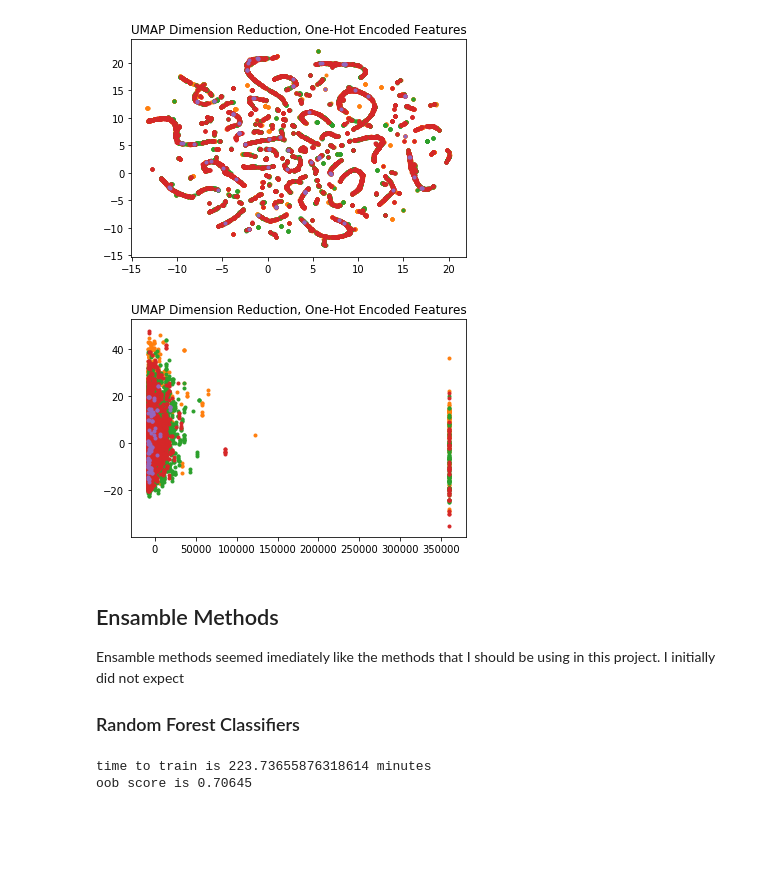
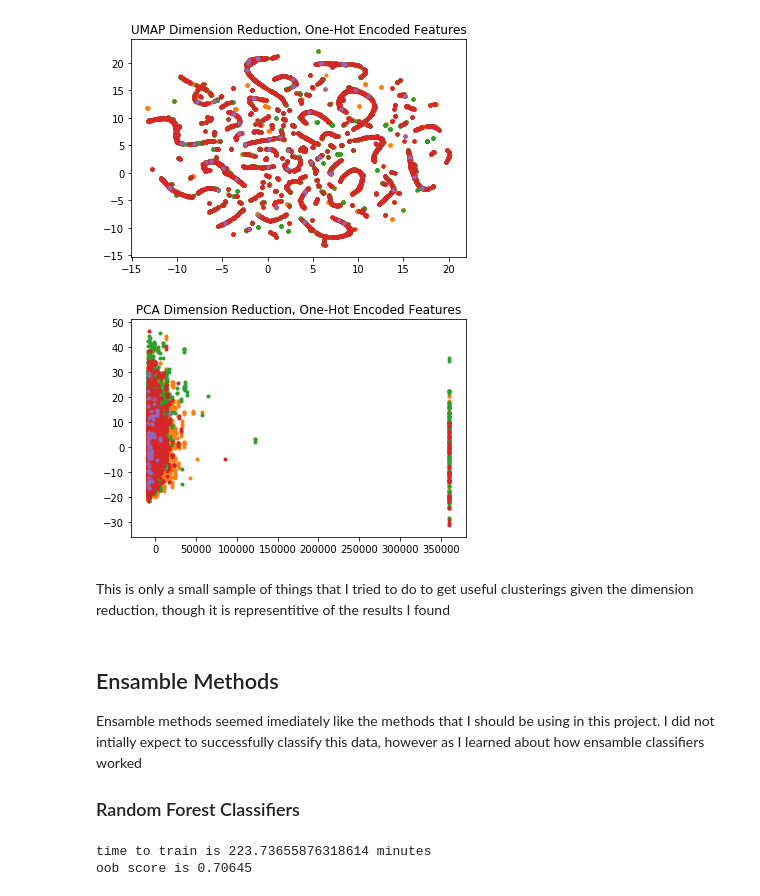
Before and after one commit to EthanMWalker/incarceration_research, a Jupyter notebook: ml/ETHANWALKER-404-FinalProject.ipynb, the cells around one changed output. Cells and saved outputs as stored; diff of their text form; code cells hidden in the pictures; blank space fills up the shorter version.

```diff
--- a/ml/ETHANWALKER-404-FinalProject.ipynb
+++ b/ml/ETHANWALKER-404-FinalProject.ipynb
@@ -80,7 +79,3 @@ what does it mean to have an effective classfifier for this data set.
-# %%
-cols = ['RACE','GENDER','AGE','OFFENSE','FACILITY','DETAINER','SENTENCE DAYS']
-features = ['GENDER','AGE','OFFENSE','FACILITY','DETAINER','SENTENCE DAYS']
-df = pd.read_csv('individuals.csv',usecols=cols)
 # %% [markdown]
 # Methods
 Before I begin discussing the methods that I did use, I will talk about some of the methods that I did not use. There are manay techniques that are not applicable to this data. For example, since this data set is not a time series models like ARMA and HMM are not applicable here.
@@ -220,38 +215,40 @@ plt.show()
 samp = df.sample(20000).copy()
 samp.RACE = pd.factorize(samp['RACE'])[0] + 1
 gender = pd.get_dummies(samp.GENDER).drop('F',axis=1)
 offense = pd.get_dummies(samp.OFFENSE).drop('POSSESSION OF NARCOTICS',axis=1)
 det = pd.get_dummies(samp.DETAINER).drop('IMMIGRATION',axis=1)
 fac = pd.get_dummies(samp.FACILITY).drop('MACDOUGALL',axis=1)
 samp_y = samp.RACE
 samp_X = pd.concat(
     [
         samp[['AGE','SENTENCE DAYS']],
         gender, offense, det, fac
     ], axis = 1
 )
 pca = PCA(2)
 X = pca.fit_transform(samp_X)
 
 
 mask0 = samp_y == 0
 mask1 = samp_y == 1
 mask2 = samp_y == 2
 mask3 = samp_y == 3
 mask4 = samp_y == 4
 plt.scatter(X[:,0][mask0],X[:,1][mask0],marker='.')
 plt.scatter(X[:,0][mask1],X[:,1][mask1],marker='.')
 plt.scatter(X[:,0][mask2],X[:,1][mask2],marker='.')
 plt.scatter(X[:,0][mask3],X[:,1][mask3],marker='.')
 plt.scatter(X[:,0][mask4],X[:,1][mask4],marker='.')
-plt.title('UMAP Dimension Reduction, One-Hot Encoded Features')
+plt.title('PCA Dimension Reduction, One-Hot Encoded Features')
 plt.savefig('./images/PCA.pdf',bbox_inches='tight')
 plt.show()
 # %% [output]
-[figure, old version]
+[figure, new version]
+# %% [markdown]
+This is only a small sample of things that I tried to do to get useful clusterings given the dimension reduction, though it is representitive of the results I found
 # %% [markdown]
 ## Ensamble Methods
-Ensamble methods seemed imediately like the methods that I should be using in this project. I initially did not expect
+Ensamble methods seemed imediately like the methods that I should be using in this project. I did not intially expect to successfully classify this data, however as I learned about how ensamble classifiers worked
 
 
 ### Random Forest Classifiers
```
Also changed, not shown: parts of 4 cells of this notebook, 2 other files.
